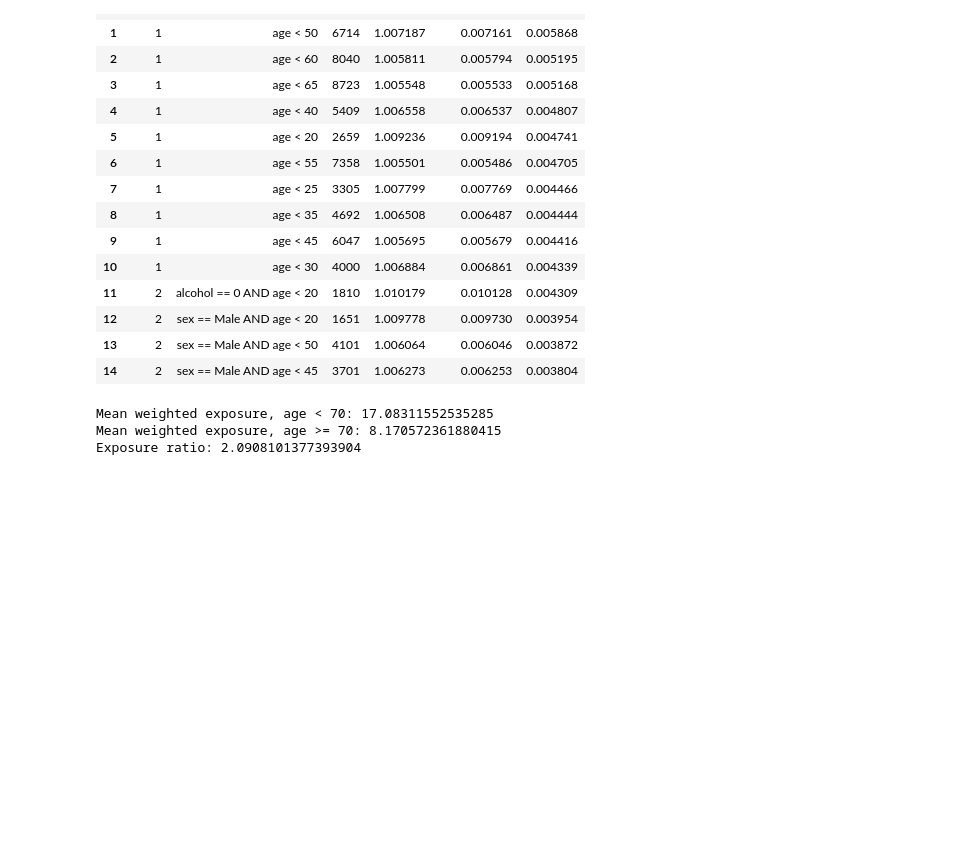
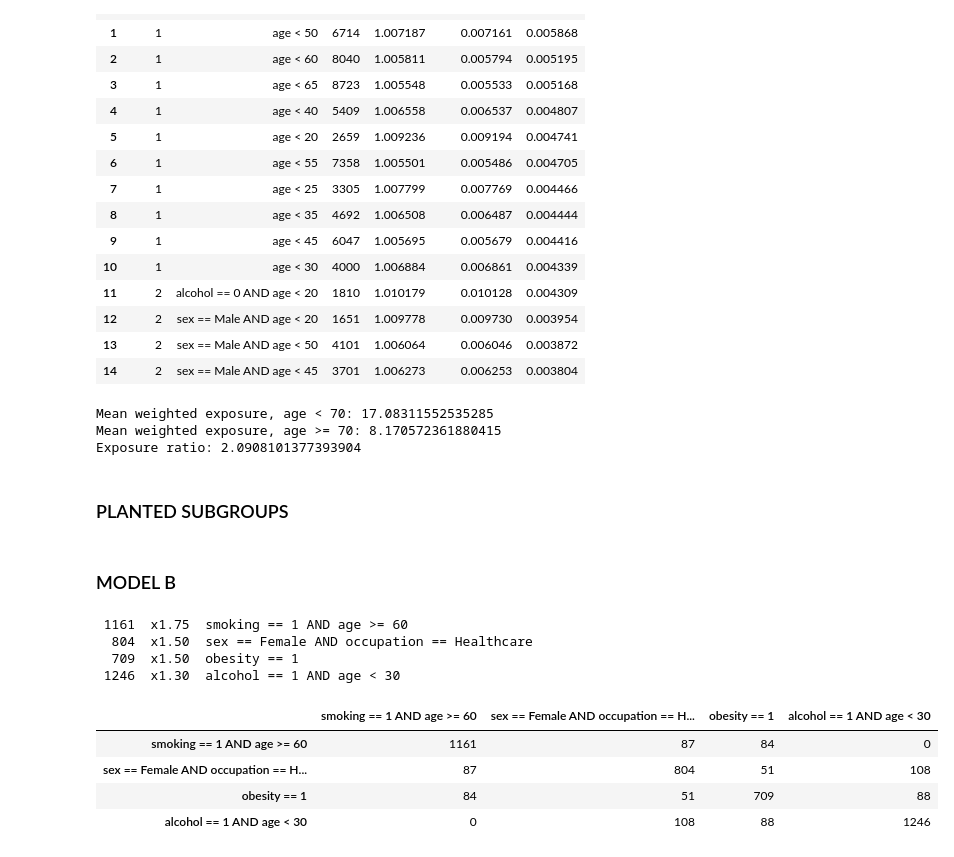
Before and after one commit to kustersjarl/sir-graph-emm, a Jupyter notebook: notebooks/simulation_test.ipynb, the cells around one changed output. Drawn from its saved outputs; the diff is of its cells as text; code cells hidden in the pictures; blank space fills up the shorter version.

```diff
--- a/notebooks/simulation_test.ipynb
+++ b/notebooks/simulation_test.ipynb
@@ -6794,3 +6794,5 @@ print(
 Mean weighted exposure, age < 70: 17.08311552535285
 Mean weighted exposure, age >= 70: 8.170572361880415
 Exposure ratio: 2.0908101377393904
+# %% [markdown]
+### PLANTED SUBGROUPS
@@ -6796,0 +7020,38 @@ Exposure ratio: 2.0908101377393904
+# %% [markdown]
+### MODEL B
+# %%
+MULTI_EXPERIMENT_SEED = 20261024
+
+MODEL_B_PLANTED = {
+    "smoking == 1 AND age >= 60": 1.75,
+    "sex == Female AND occupation == Healthcare": 1.50,
+    "obesity == 1": 1.50,
+    "alcohol == 1 AND age < 30": 1.30,
+}
+
+model_b_planted_groups = make_planted_groups(MODEL_B_PLANTED)
+
+# Overlap between planted groups (members in both get both multipliers)
+display(
+    pd.DataFrame(
+        [
+            [
+                int((a["mask"] & b["mask"]).sum())
+                for b in model_b_planted_groups.values()
+            ]
+            for a in model_b_planted_groups.values()
+        ],
+        index=list(model_b_planted_groups),
+        columns=list(model_b_planted_groups),
+    )
+)
+# %% [output]
+ 1161  x1.75  smoking == 1 AND age >= 60
+  804  x1.50  sex == Female AND occupation == Healthcare
+  709  x1.50  obesity == 1
+ 1246  x1.30  alcohol == 1 AND age < 30
+|  | smoking == 1 AND age >= 60 | sex == Female AND occupation == H... | obesity == 1 | alcohol == 1 AND age < 30 |
+| smoking == 1 AND age >= 60 | 1161 | 87 | 84 | 0 |
+| sex == Female AND occupation == H... | 87 | 804 | 51 | 108 |
+| obesity == 1 | 84 | 51 | 709 | 88 |
+| alcohol == 1 AND age < 30 | 0 | 108 | 88 | 1246 |
```
Also changed, not shown: parts of 23 cells of this notebook, 1 other file.
